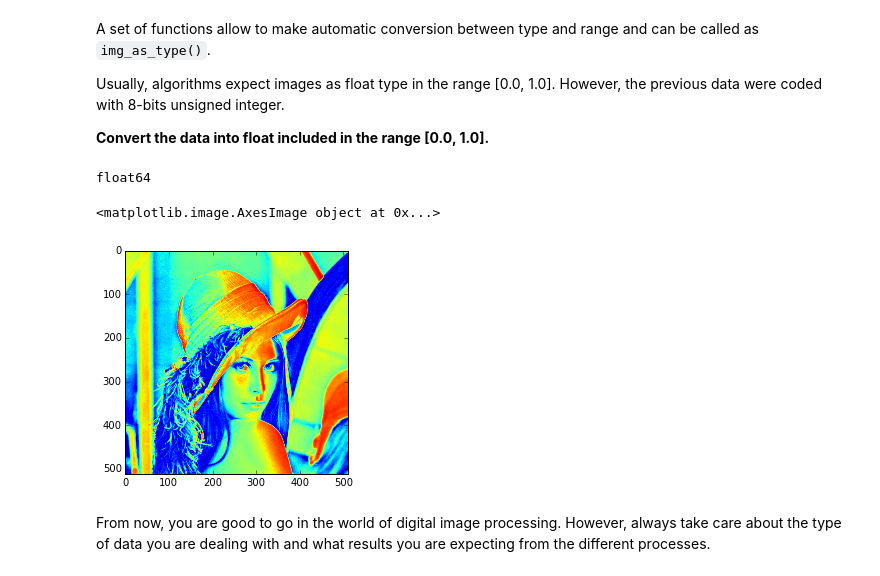
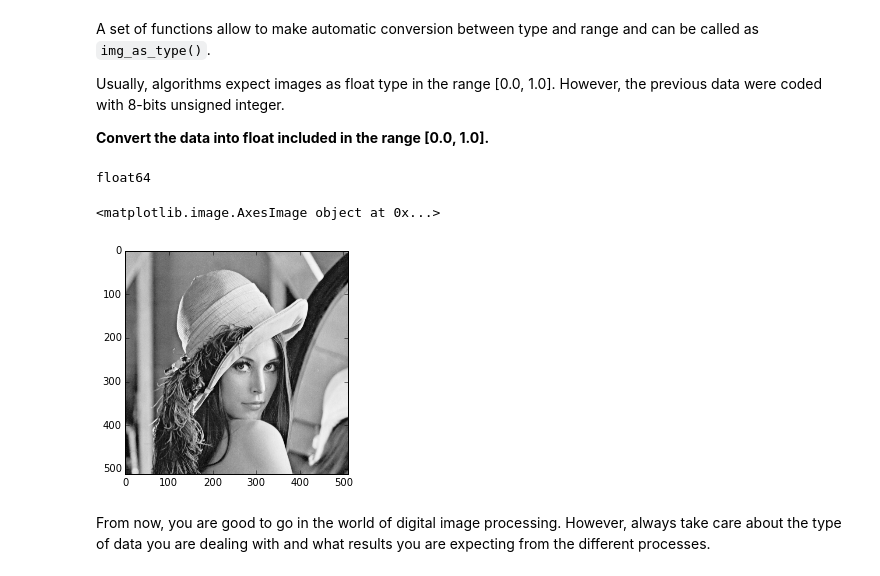
Before and after one commit to pianoza/B31XB-IIP-Introduction-skimage, a Jupyter notebook: 01-Introduction-skimage.ipynb, the cells around one changed output. Cells and saved outputs as stored; diff of their text form; code cells hidden in the pictures.

```diff
--- a/01-Introduction-skimage.ipynb
+++ b/01-Introduction-skimage.ipynb
@@ -125,11 +128,11 @@ Usually, algorithms expect images as float type in the range [0.0, 1.0]. However
 # %%
 lena_im = ski.img_as_float(lena_im)
 print lena_im.dtype
-plt.imshow(lena_im)
+plt.imshow(lena_im, cmap=cm.Greys_r)
 # %% [output]
 float64
 <matplotlib.image.AxesImage object at 0x...>
-[figure, old version]
+[figure, new version]
 # %% [markdown]
 From now, you are good to go in the world of digital image processing. However, always take care about the type of data you are dealing with and what results you are expecting from the different processes.
 # %% [markdown]
```
Also changed, not shown: parts of 10 cells of this notebook.
